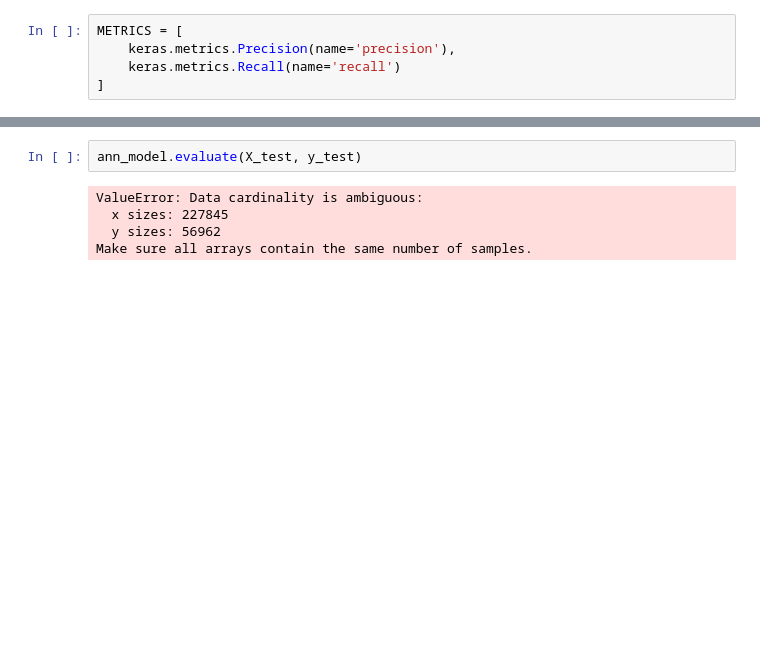
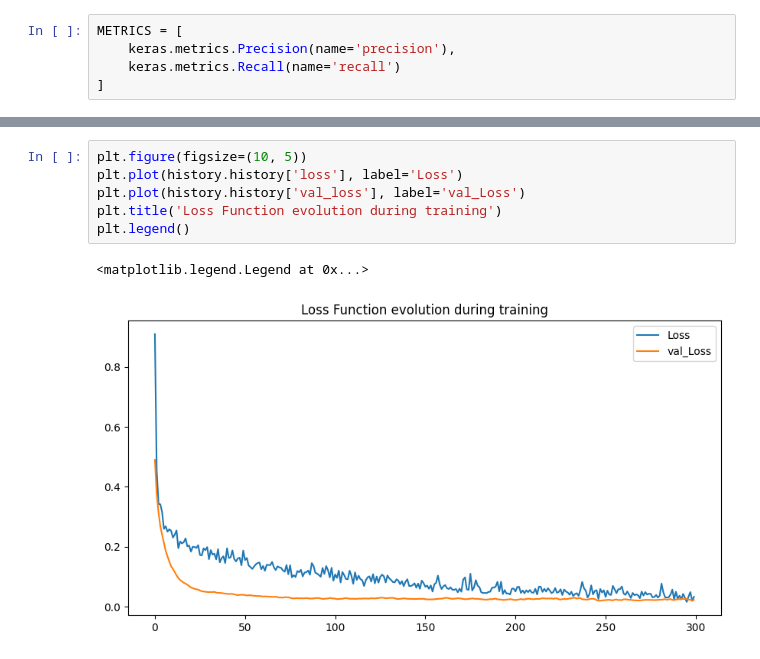
Before and after one commit to VintageDoggo/Credit-Card-Fraud-Detection, a Jupyter notebook: model_ann.ipynb, the cells around one changed output, grey strips where cells are left out. Saved outputs shown, nothing was run; the diff lists cells and outputs as text; blank space fills up the shorter version.

```diff
--- a/model_ann.ipynb
+++ b/model_ann.ipynb
@@ -389,7 +389,9 @@ plt.show()
-# %%
-ann_model.evaluate(X_test, y_test)
-# %% [output]
-ValueError: Data cardinality is ambiguous:
-  x sizes: 227845
-  y sizes: 56962
-Make sure all arrays contain the same number of samples.
+# %%
+plt.figure(figsize=(10, 5))
+plt.plot(history.history['loss'], label='Loss')
+plt.plot(history.history['val_loss'], label='val_Loss')
+plt.title('Loss Function evolution during training')
+plt.legend()
+# %% [output]
+<matplotlib.legend.Legend at 0x...>
+[figure, added]
```
Also changed, not shown: parts of 11 cells of this notebook.
